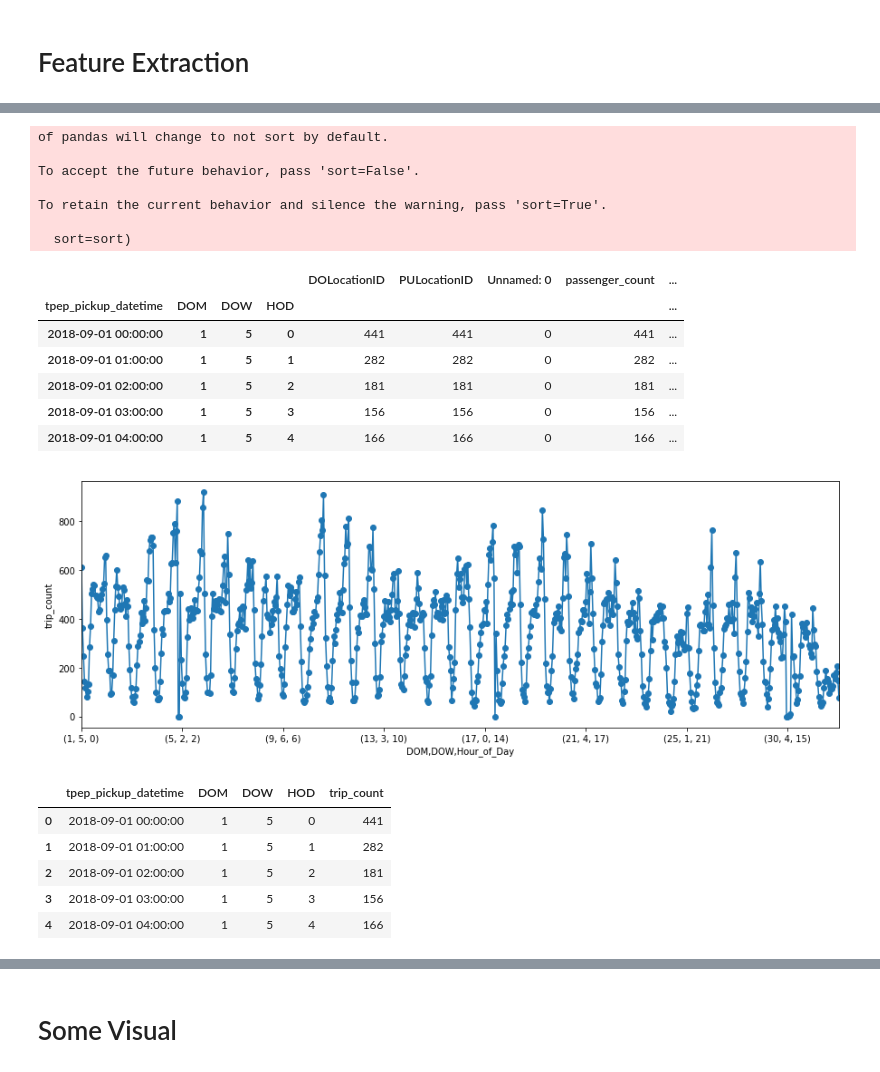
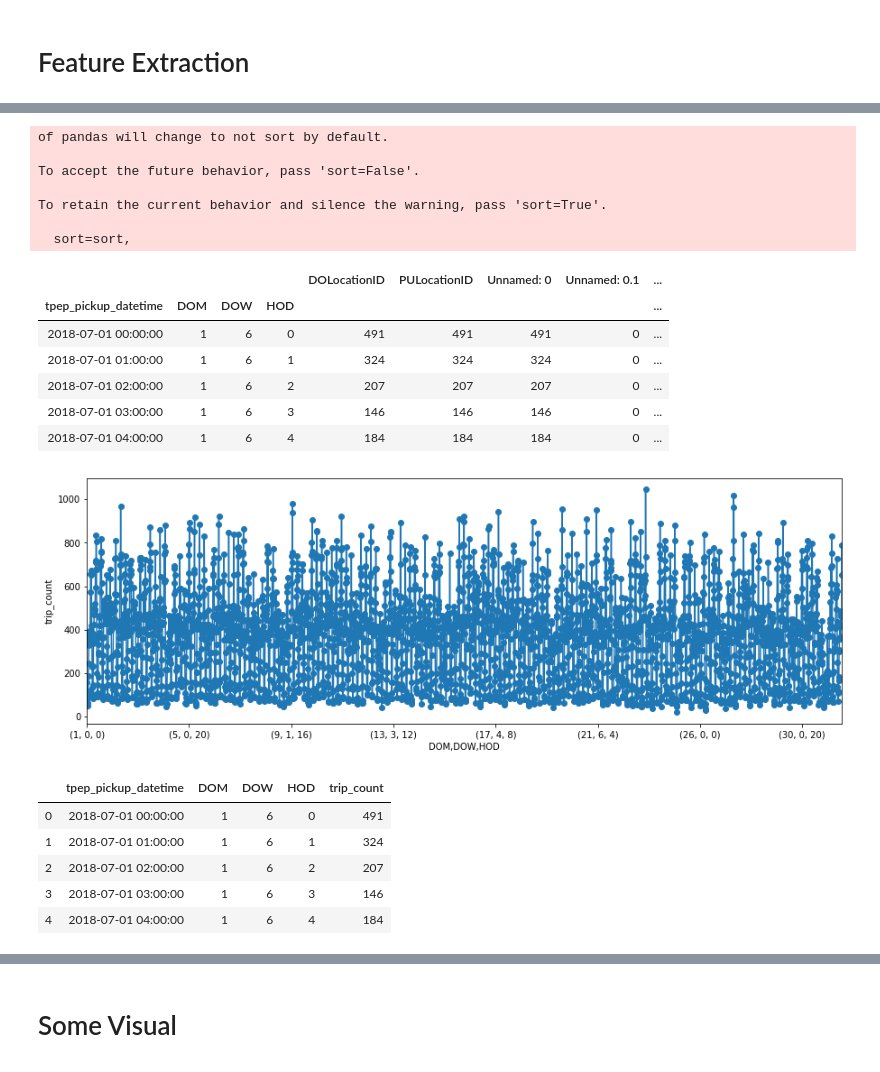
Before and after one commit to ChenjieSU/ADS_project, a Jupyter notebook: feature_extraction.ipynb, the cells around one changed output, grey strips where cells are left out. Cells and saved outputs as stored; diff of their text form; code cells hidden in the pictures.

```diff
--- a/feature_extraction.ipynb
+++ b/feature_extraction.ipynb
@@ -163,2 +134,16 @@ Name: zone, dtype: object
+# %%
+# need to convert datetime again when read
+yellow_12_2018_c = pd.read_csv(c_dir+"yellow_12_2018.csv")
+yellow_12_2018_c['tpep_pickup_datetime'] = pd.to_datetime(yellow_12_2018_c['tpep_pickup_datetime'],format ='%Y-%m-%d %H:%M:%S')
+yellow_11_2018_c = pd.read_csv(c_dir+"yellow_11_2018.csv")
+yellow_11_2018_c['tpep_pickup_datetime'] = pd.to_datetime(yellow_11_2018_c['tpep_pickup_datetime'],format ='%Y-%m-%d %H:%M:%S')
+yellow_10_2018_c = pd.read_csv(c_dir+"yellow_10_2018.csv")
+yellow_10_2018_c['tpep_pickup_datetime'] = pd.to_datetime(yellow_10_2018_c['tpep_pickup_datetime'],format ='%Y-%m-%d %H:%M:%S')
+yellow_9_2018_c = pd.read_csv(c_dir+"yellow_9_2018.csv")
+yellow_9_2018_c['tpep_pickup_datetime'] = pd.to_datetime(yellow_9_2018_c['tpep_pickup_datetime'],format ='%Y-%m-%d %H:%M:%S')
+yellow_8_2018_c = pd.read_csv(c_dir+"yellow_8_2018.csv")
+yellow_8_2018_c['tpep_pickup_datetime'] = pd.to_datetime(yellow_8_2018_c['tpep_pickup_datetime'],format ='%Y-%m-%d %H:%M:%S')
+yellow_7_2018_c = pd.read_csv(c_dir+"yellow_7_2018.csv")
+yellow_7_2018_c['tpep_pickup_datetime'] = pd.to_datetime(yellow_7_2018_c['tpep_pickup_datetime'],format ='%Y-%m-%d %H:%M:%S')
 # %%
 yellow_9_2018_c.head()
@@ -175,3 +153,5 @@ yellow_12_2018_c = yellow_12_2018_c[yellow_12_2018_c.tpep_pickup_datetime.dt.mon
 yellow_11_2018_c = yellow_11_2018_c[yellow_11_2018_c.tpep_pickup_datetime.dt.month == 11]
 yellow_10_2018_c = yellow_10_2018_c[yellow_10_2018_c.tpep_pickup_datetime.dt.month == 10]
 yellow_9_2018_c = yellow_9_2018_c[yellow_9_2018_c.tpep_pickup_datetime.dt.month == 9]
+yellow_8_2018_c = yellow_8_2018_c[yellow_8_2018_c.tpep_pickup_datetime.dt.month == 8]
+yellow_7_2018_c = yellow_7_2018_c[yellow_7_2018_c.tpep_pickup_datetime.dt.month == 7]
@@ -178,6 +176,8 @@ yellow_9_2018_c = yellow_9_2018_c[yellow_9_2018_c.tpep_pickup_datetime.dt.month
 # %%
-# concatenate four months
-Alldata = yellow_9_2018_c.append(yellow_10_2018_c)
+# concatenate six months
+Alldata = yellow_7_2018_c.append(yellow_8_2018_c)
+Alldata = Alldata.append(yellow_9_2018_c)
+Alldata = Alldata.append(yellow_10_2018_c)
 Alldata = Alldata.append(yellow_11_2018_c)
 Alldata = Alldata.append(yellow_12_2018_c)
 # %% [output]
@@ -187,7 +187,7 @@ To accept the future behavior, pass 'sort=False'.
 
 To retain the current behavior and silence the warning, pass 'sort=True'.
 
-  sort=sort)
+  sort=sort,
 # %%
 # take only time square pickup
 ind = Alldata['PULocationID'] == 230
@@ -197,23 +197,23 @@ timesquare_pu = Alldata[ind]
 # mulitlevel representation useful for aggregating computation
 timesquare_pu.groupby(['tpep_pickup_datetime','DOM','DOW','HOD']).count().head()
 # %% [output]
-|  |  |  |  | DOLocationID | PULocationID | Unnamed: 0 | passenger_count | ... |
+|  |  |  |  | DOLocationID | PULocationID | Unnamed: 0 | Unnamed: 0.1 | ... |
 | tpep_pickup_datetime | DOM | DOW | HOD |  |  |  |  | ... |
-| 2018-09-01 00:00:00 | 1 | 5 | 0 | 441 | 441 | 0 | 441 | ... |
-| 2018-09-01 01:00:00 | 1 | 5 | 1 | 282 | 282 | 0 | 282 | ... |
-| 2018-09-01 02:00:00 | 1 | 5 | 2 | 181 | 181 | 0 | 181 | ... |
-| 2018-09-01 03:00:00 | 1 | 5 | 3 | 156 | 156 | 0 | 156 | ... |
-| 2018-09-01 04:00:00 | 1 | 5 | 4 | 166 | 166 | 0 | 166 | ... |
+| 2018-07-01 00:00:00 | 1 | 6 | 0 | 491 | 491 | 491 | 0 | ... |
+| 2018-07-01 01:00:00 | 1 | 6 | 1 | 324 | 324 | 324 | 0 | ... |
+| 2018-07-01 02:00:00 | 1 | 6 | 2 | 207 | 207 | 207 | 0 | ... |
+| 2018-07-01 03:00:00 | 1 | 6 | 3 | 146 | 146 | 146 | 0 | ... |
+| 2018-07-01 04:00:00 | 1 | 6 | 4 | 184 | 184 | 184 | 0 | ... |
 # %%
 # pattern in whole month
-hourly_count = timesquare_pu.groupby(['DOM','DOW','Hour_of_Day']).count()['passenger_count']
+hourly_count = timesquare_pu.groupby(['DOM','DOW','HOD']).count()['passenger_count']
 hourly_count.rename(columns={'passenger_count':'trip_count'},inplace=True)
 ax = hourly_count.plot(x='DOM', y='trip_count', kind='line', style="-o", figsize=(15,5))
 ax.set_ylabel("Hourly Pattern in a month")
 ax.set_ylabel("trip_count")
 plt.show()
 # %% [output]
-[figure, old version]
+[figure, new version]
 # %%
 # reset index  Training feature representaion
 hourly_count = timesquare_pu.groupby(['tpep_pickup_datetime','DOM','DOW','HOD']).count()['passenger_count']
@@ -222,11 +222,11 @@ Timesquare_hourly_count.rename(columns={'passenger_count':'trip_count'},inplace=
 Timesquare_hourly_count.head()
 # %% [output]
 |  | tpep_pickup_datetime | DOM | DOW | HOD | trip_count |
-| 0 | 2018-09-01 00:00:00 | 1 | 5 | 0 | 441 |
-| 1 | 2018-09-01 01:00:00 | 1 | 5 | 1 | 282 |
-| 2 | 2018-09-01 02:00:00 | 1 | 5 | 2 | 181 |
-| 3 | 2018-09-01 03:00:00 | 1 | 5 | 3 | 156 |
-| 4 | 2018-09-01 04:00:00 | 1 | 5 | 4 | 166 |
+| 0 | 2018-07-01 00:00:00 | 1 | 6 | 0 | 491 |
+| 1 | 2018-07-01 01:00:00 | 1 | 6 | 1 | 324 |
+| 2 | 2018-07-01 02:00:00 | 1 | 6 | 2 | 207 |
+| 3 | 2018-07-01 03:00:00 | 1 | 6 | 3 | 146 |
+| 4 | 2018-07-01 04:00:00 | 1 | 6 | 4 | 184 |
 # %%
 # Incoporate bad weater
 Timesquare_hourly_count['bad_weather'] = np.where(Timesquare_hourly_count.tpep_pickup_datetime.isin(Badweather_date),1,0)
```
Also changed, not shown: parts of 23 cells of this notebook.
